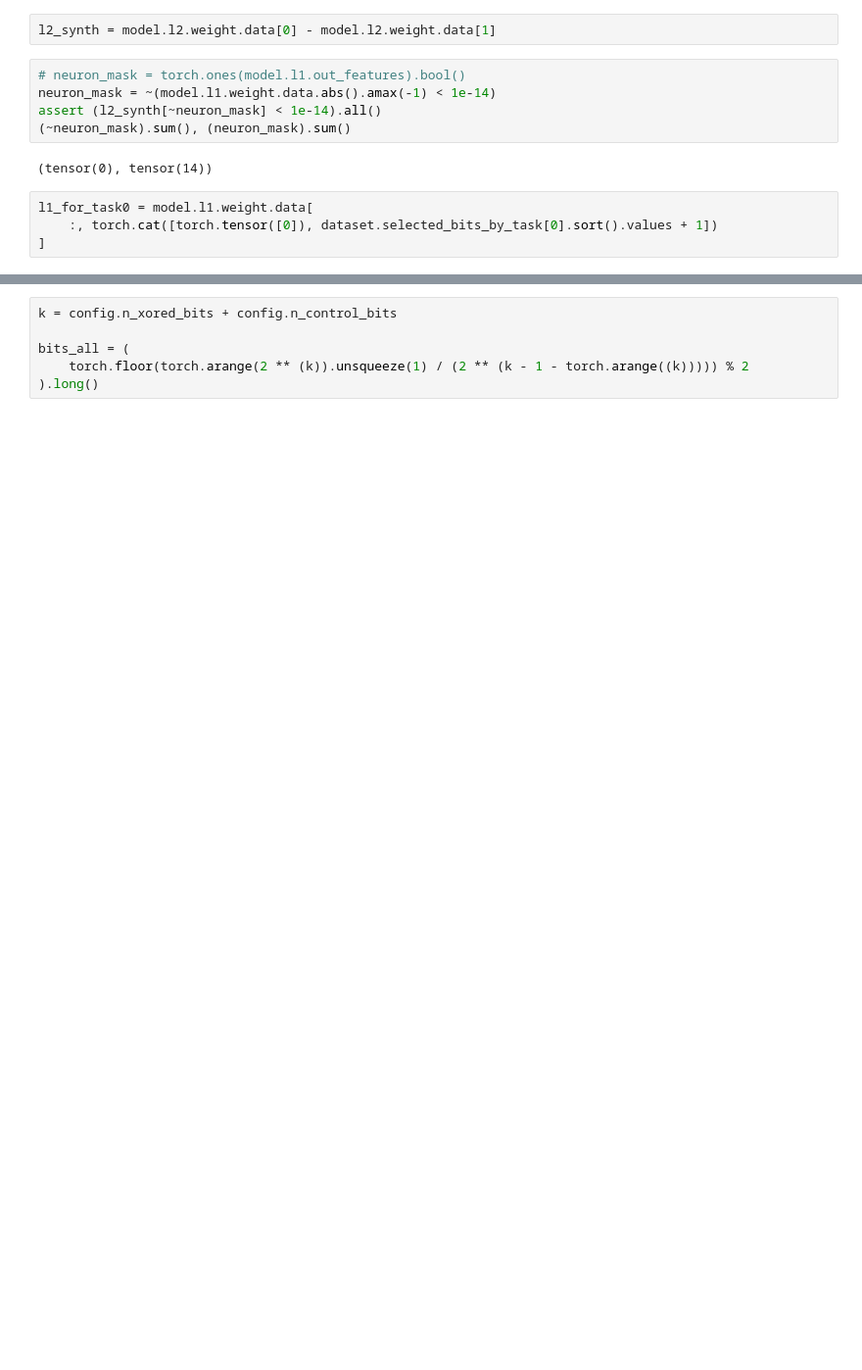
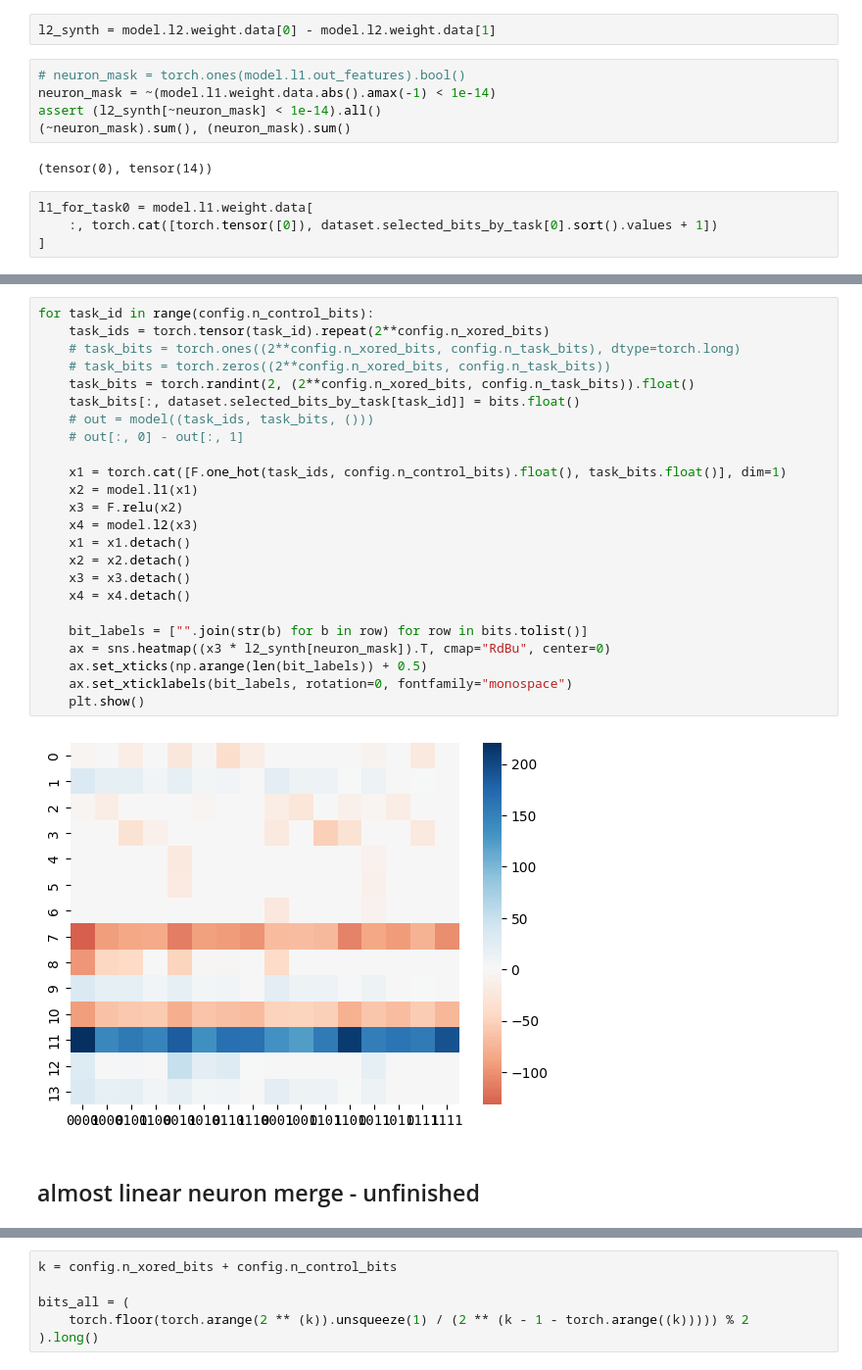
Before and after one commit to jackpeck/spd, a Jupyter notebook: spd/experiments/multitask_sparse_parity/examining_how_mtsp_model_works2.ipynb, the cells around one changed output, grey strips where cells are left out. Shown at 98% size. Saved outputs shown, nothing was run; the diff lists cells and outputs as text; blank space fills up the shorter version.

```diff
--- a/spd/experiments/multitask_sparse_parity/examining_how_mtsp_model_works2.ipynb
+++ b/spd/experiments/multitask_sparse_parity/examining_how_mtsp_model_works2.ipynb
@@ -184 +204,29 @@ for task_id in range(config.n_control_bits):
+# %%
+for task_id in range(config.n_control_bits):
+    task_ids = torch.tensor(task_id).repeat(2**config.n_xored_bits)
+    # task_bits = torch.ones((2**config.n_xored_bits, config.n_task_bits), dtype=torch.long)
+    # task_bits = torch.zeros((2**config.n_xored_bits, config.n_task_bits))
+    task_bits = torch.randint(2, (2**config.n_xored_bits, config.n_task_bits)).float()
+    task_bits[:, dataset.selected_bits_by_task[task_id]] = bits.float()
+    # out = model((task_ids, task_bits, ()))
+    # out[:, 0] - out[:, 1]
+
+    x1 = torch.cat([F.one_hot(task_ids, config.n_control_bits).float(), task_bits.float()], dim=1)
+    x2 = model.l1(x1)
+    x3 = F.relu(x2)
+    x4 = model.l2(x3)
+    x1 = x1.detach()
+    x2 = x2.detach()
+    x3 = x3.detach()
+    x4 = x4.detach()
+
+    bit_labels = ["".join(str(b) for b in row) for row in bits.tolist()]
+    ax = sns.heatmap((x3 * l2_synth[neuron_mask]).T, cmap="RdBu", center=0)
+    ax.set_xticks(np.arange(len(bit_labels)) + 0.5)
+    ax.set_xticklabels(bit_labels, rotation=0, fontfamily="monospace")
+    plt.show()
+# %% [output]
+[figure, added]
+# %% [markdown]
+## almost linear neuron merge - unfinished
 # %%
```
Also changed, not shown: parts of 70 cells of this notebook, 2 other files.
